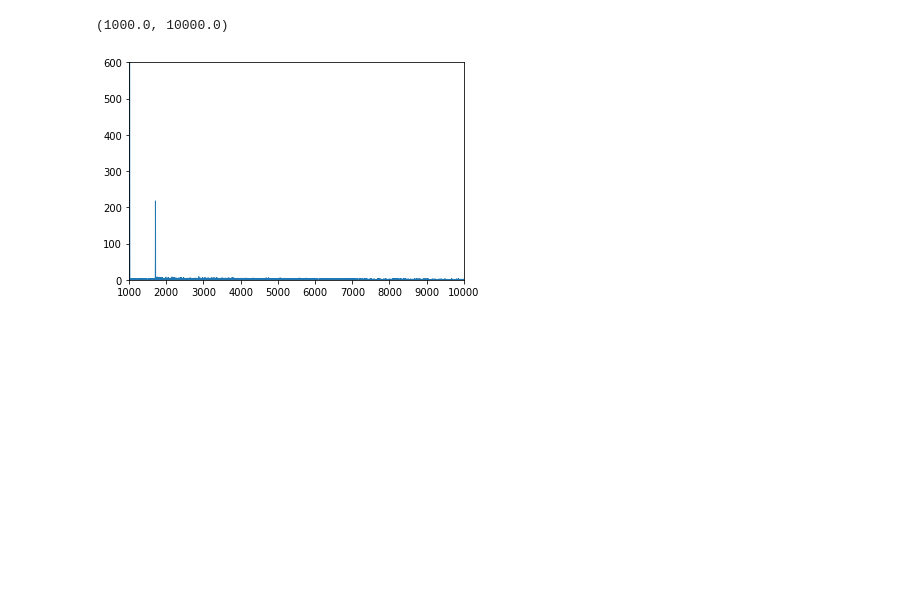
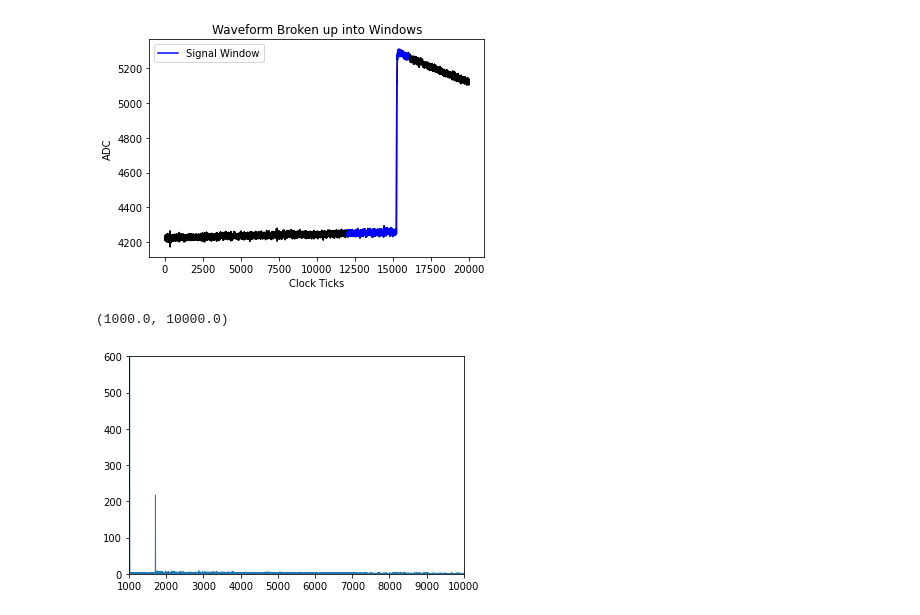
Before and after one commit to jbrowni2/processPygama, a Jupyter notebook: jupyter/waveformTesting.ipynb, the cells around one changed output. Saved outputs shown, nothing was run; the diff lists cells and outputs as text; code cells hidden in the pictures; blank space fills up the shorter version.

```diff
--- a/jupyter/waveformTesting.ipynb
+++ b/jupyter/waveformTesting.ipynb
@@ -32,3 +100,13 @@ import scipy.signal as sig
+# %%
+plt.plot(lis, data[0]["waveform"]["values"].nda[1], color='k')
+plt.plot(lis[12000:16000],tb_wfs["waveform"]["values"].nda[1], color='b', label="Signal Window")
+plt.xlabel("Clock Ticks")
+plt.ylabel("ADC")
+plt.title("Waveform Broken up into Windows")
+plt.legend()
+plt.show()
+# %% [output]
+[figure, added]
 # %%
 run_list = [x for x in np.arange(1397,1407,1)]
 df = fd.get_df_multiple(run_list, "Card1")
```
Also changed, not shown: parts of 10 cells of this notebook, 5 other files.
